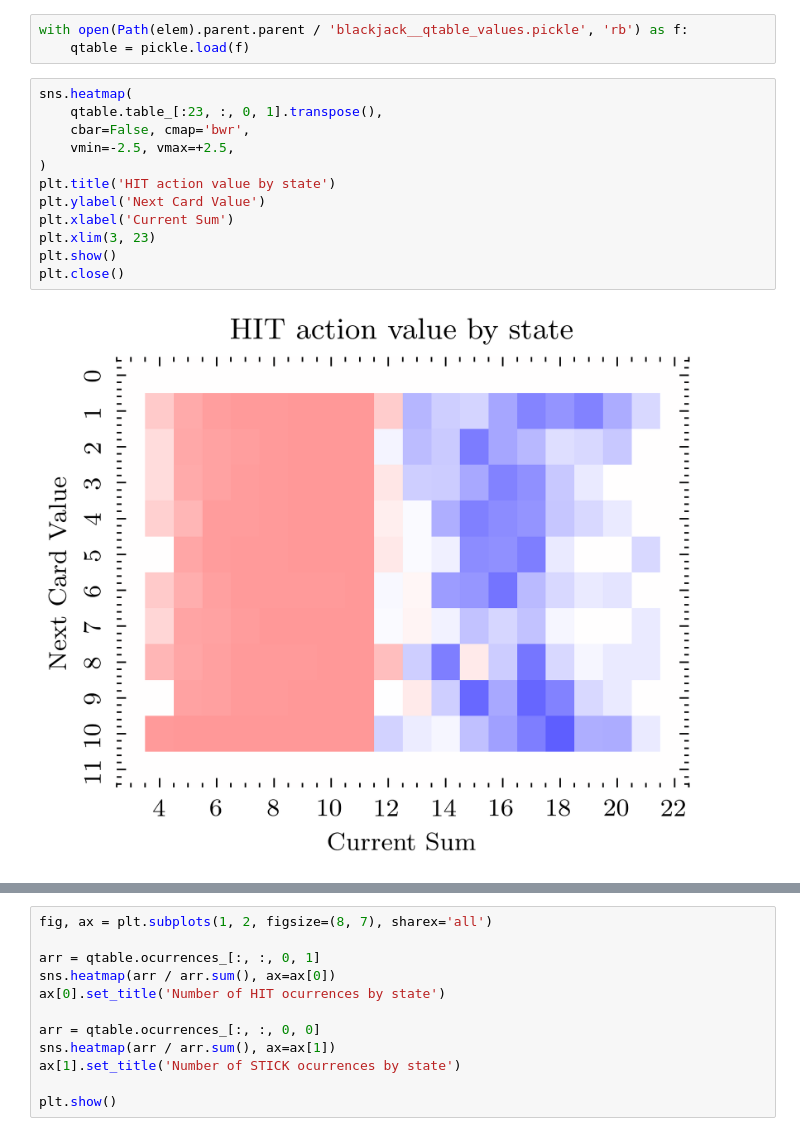
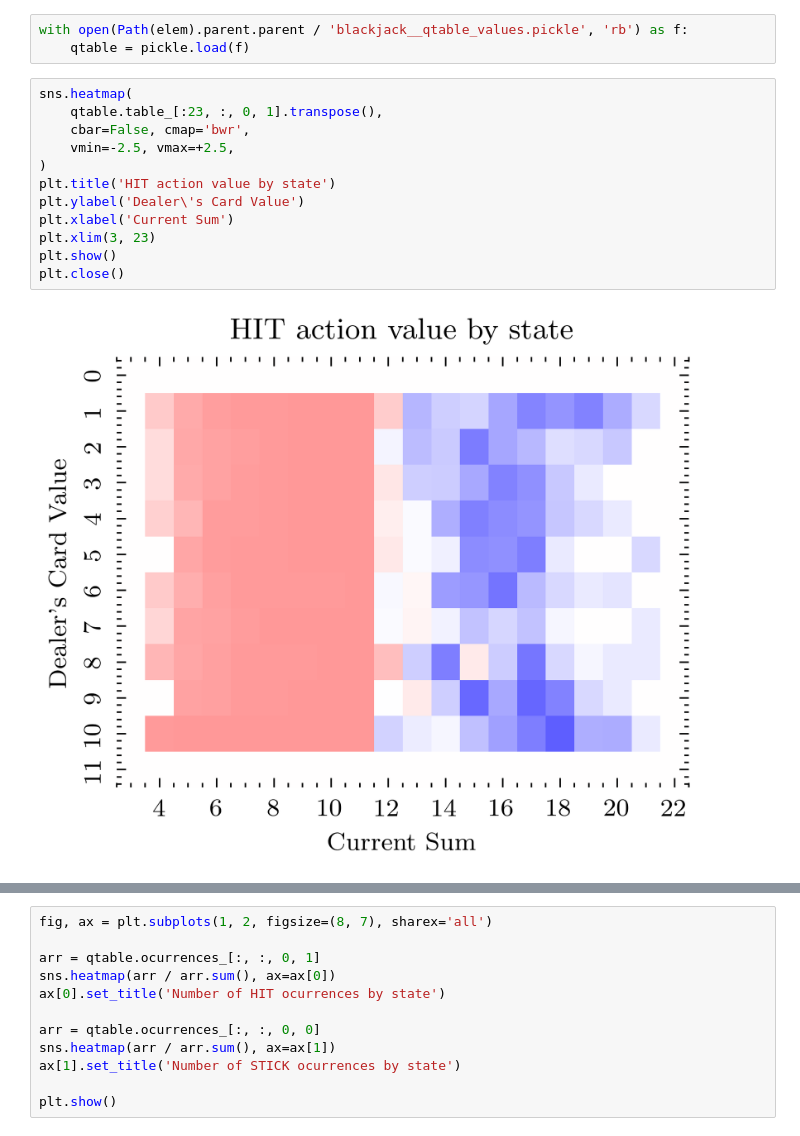
Before and after one commit to vmgustavo/202302-UFMG-RL, a Jupyter notebook: tp1/notebooks/eval.ipynb, the cells around one changed output, grey strips where cells are left out. Cells and saved outputs as stored; diff of their text form.

```diff
--- a/tp1/notebooks/eval.ipynb
+++ b/tp1/notebooks/eval.ipynb
@@ -368,17 +368,17 @@ with open(Path(elem).parent.parent / 'blackjack__qtable_values.pickle', 'rb') as
 # %%
 sns.heatmap(
     qtable.table_[:23, :, 0, 1].transpose(),
     cbar=False, cmap='bwr',
     vmin=-2.5, vmax=+2.5,
 )
 plt.title('HIT action value by state')
-plt.ylabel('Next Card Value')
+plt.ylabel('Dealer\'s Card Value')
 plt.xlabel('Current Sum')
 plt.xlim(3, 23)
 plt.show()
 plt.close()
 # %% [output]
-[figure, old version]
+[figure, new version]
 # %%
 sns.heatmap(
     qtable.table_[:23, :, 0, 0].transpose(),
```
Also changed, not shown: parts of 1 cell of this notebook.
